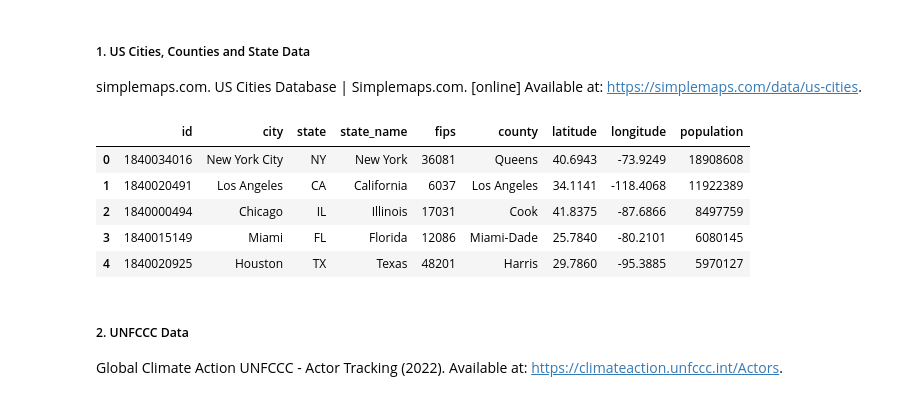
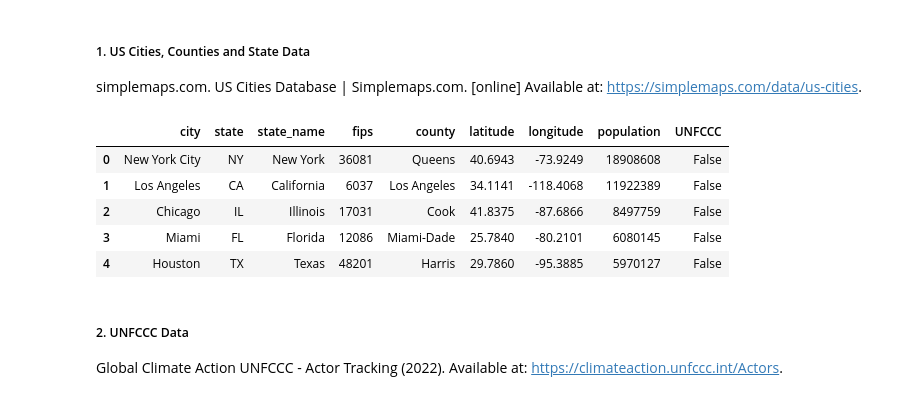
Before and after one commit to paulroconnor/UNFCCC-Econometric-Analysis, a Jupyter notebook: DataPreparation.ipynb, the cells around one changed output. Drawn from its saved outputs; the diff is of its cells as text; code cells hidden in the pictures.

```diff
--- a/DataPreparation.ipynb
+++ b/DataPreparation.ipynb
@@ -19,19 +19,19 @@ import numpy as np
 ##### 1. US Cities, Counties and State Data
 simplemaps.com. US Cities Database | Simplemaps.com. [online] Available at: https://simplemaps.com/data/us-cities.
 # %%
-AllCities = pd.read_csv('AllUSCities.csv')
+USACities = pd.read_csv('RawData/USACities.csv')
 # %%
-AllCities = AllCities[AllCities['population'] >= 1000]
-AllCities['UNFCCC'] = False
+USACities = USACities[USACities['population'] >= 1000]
+USACities['UNFCCC'] = False
 # %%
-AllCities.head()
+USACities.head()
 # %% [output]
-|  | id | city | state | state_name | fips | county | latitude | longitude | population |
-| 0 | 1840034016 | New York City | NY | New York | 36081 | Queens | 40.6943 | -73.9249 | 18908608 |
-| 1 | 1840020491 | Los Angeles | CA | California | 6037 | Los Angeles | 34.1141 | -118.4068 | 11922389 |
-| 2 | 1840000494 | Chicago | IL | Illinois | 17031 | Cook | 41.8375 | -87.6866 | 8497759 |
-| 3 | 1840015149 | Miami | FL | Florida | 12086 | Miami-Dade | 25.7840 | -80.2101 | 6080145 |
-| 4 | 1840020925 | Houston | TX | Texas | 48201 | Harris | 29.7860 | -95.3885 | 5970127 |
+|  | city | state | state_name | fips | county | latitude | longitude | population | UNFCCC |
+| 0 | New York City | NY | New York | 36081 | Queens | 40.6943 | -73.9249 | 18908608 | False |
+| 1 | Los Angeles | CA | California | 6037 | Los Angeles | 34.1141 | -118.4068 | 11922389 | False |
+| 2 | Chicago | IL | Illinois | 17031 | Cook | 41.8375 | -87.6866 | 8497759 | False |
+| 3 | Miami | FL | Florida | 12086 | Miami-Dade | 25.7840 | -80.2101 | 6080145 | False |
+| 4 | Houston | TX | Texas | 48201 | Harris | 29.7860 | -95.3885 | 5970127 | False |
 # %% [markdown]
 ##### 2. UNFCCC Data
 Global Climate Action UNFCCC - Actor Tracking (2022). Available at: https://climateaction.unfccc.int/Actors.
```
Also changed, not shown: parts of 20 cells of this notebook.
